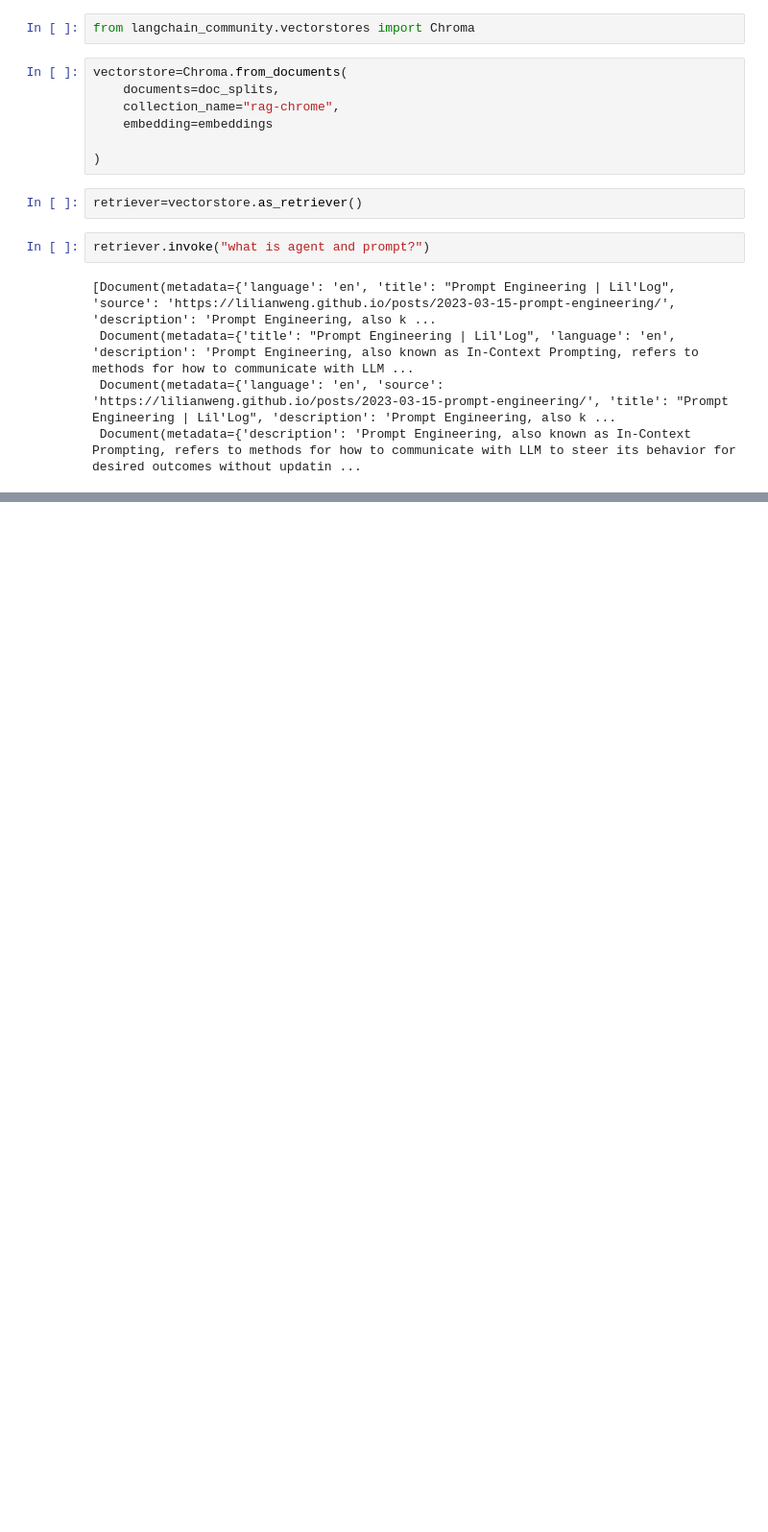
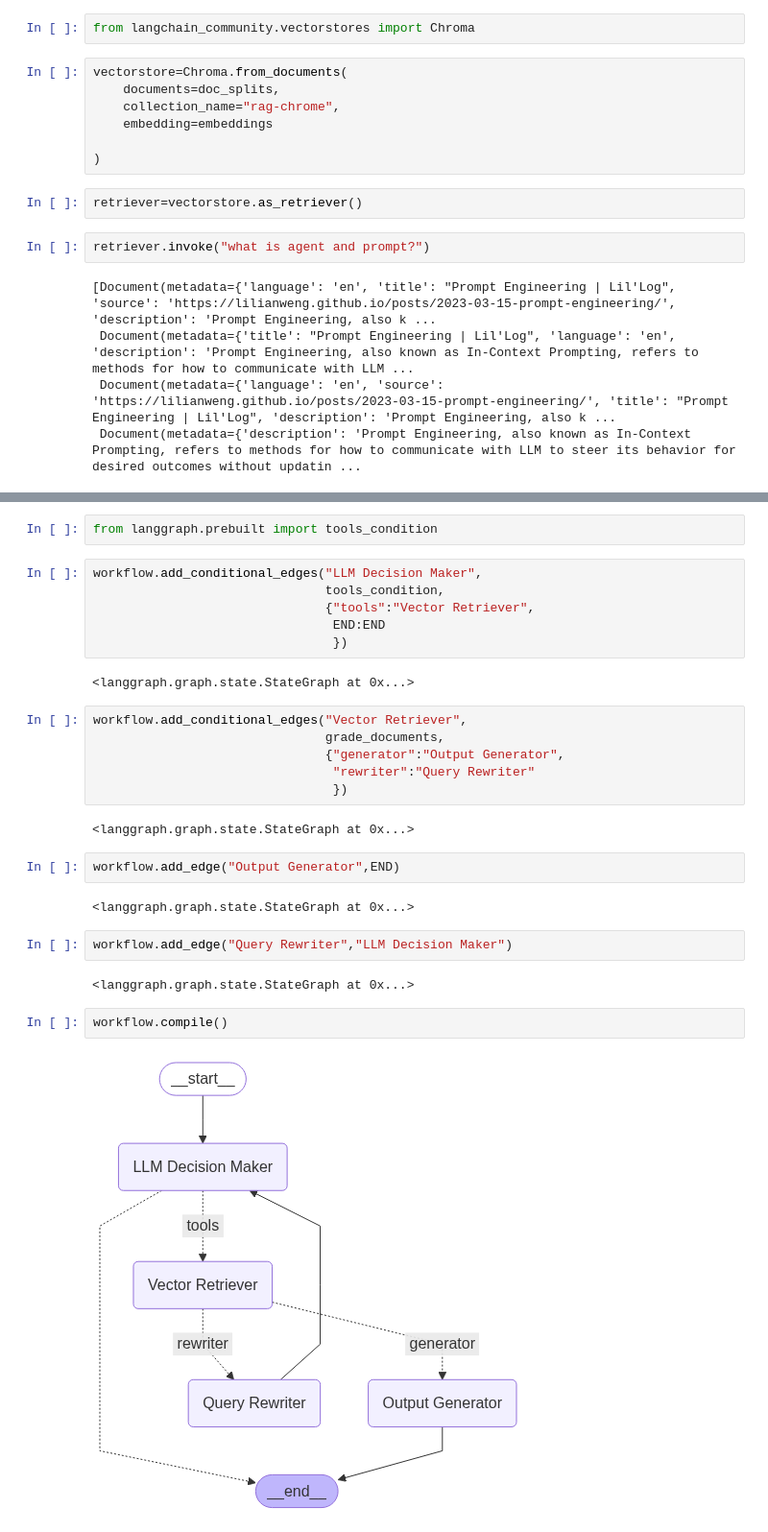
Before and after one commit to rraeen/Agentic_AI, a Jupyter notebook: langgraph/langgraph_class_5.ipynb, the cells around one changed output, grey strips where cells are left out. Shown at 96% size. Saved outputs shown, nothing was run; the diff lists cells and outputs as text; blank space fills up the shorter version.

```diff
--- a/langgraph/langgraph_class_5.ipynb
+++ b/langgraph/langgraph_class_5.ipynb
@@ -142,0 +218,30 @@ retriever.invoke("what is agent and prompt?")
+# %%
+from langgraph.prebuilt import tools_condition
+# %%
+workflow.add_conditional_edges("LLM Decision Maker",
+                               tools_condition,
+                               {"tools":"Vector Retriever",
+                                END:END
+                                })
+# %% [output]
+<langgraph.graph.state.StateGraph at 0x...>
+# %%
+workflow.add_conditional_edges("Vector Retriever",
+                               grade_documents,
+                               {"generator":"Output Generator",
+                                "rewriter":"Query Rewriter"
+                                })
+# %% [output]
+<langgraph.graph.state.StateGraph at 0x...>
+# %%
+workflow.add_edge("Output Generator",END)
+# %% [output]
+<langgraph.graph.state.StateGraph at 0x...>
+# %%
+workflow.add_edge("Query Rewriter","LLM Decision Maker")
+# %% [output]
+<langgraph.graph.state.StateGraph at 0x...>
+# %%
+workflow.compile()
+# %% [output]
+[figure, added]
```
Also changed, not shown: parts of 21 cells of this notebook.
